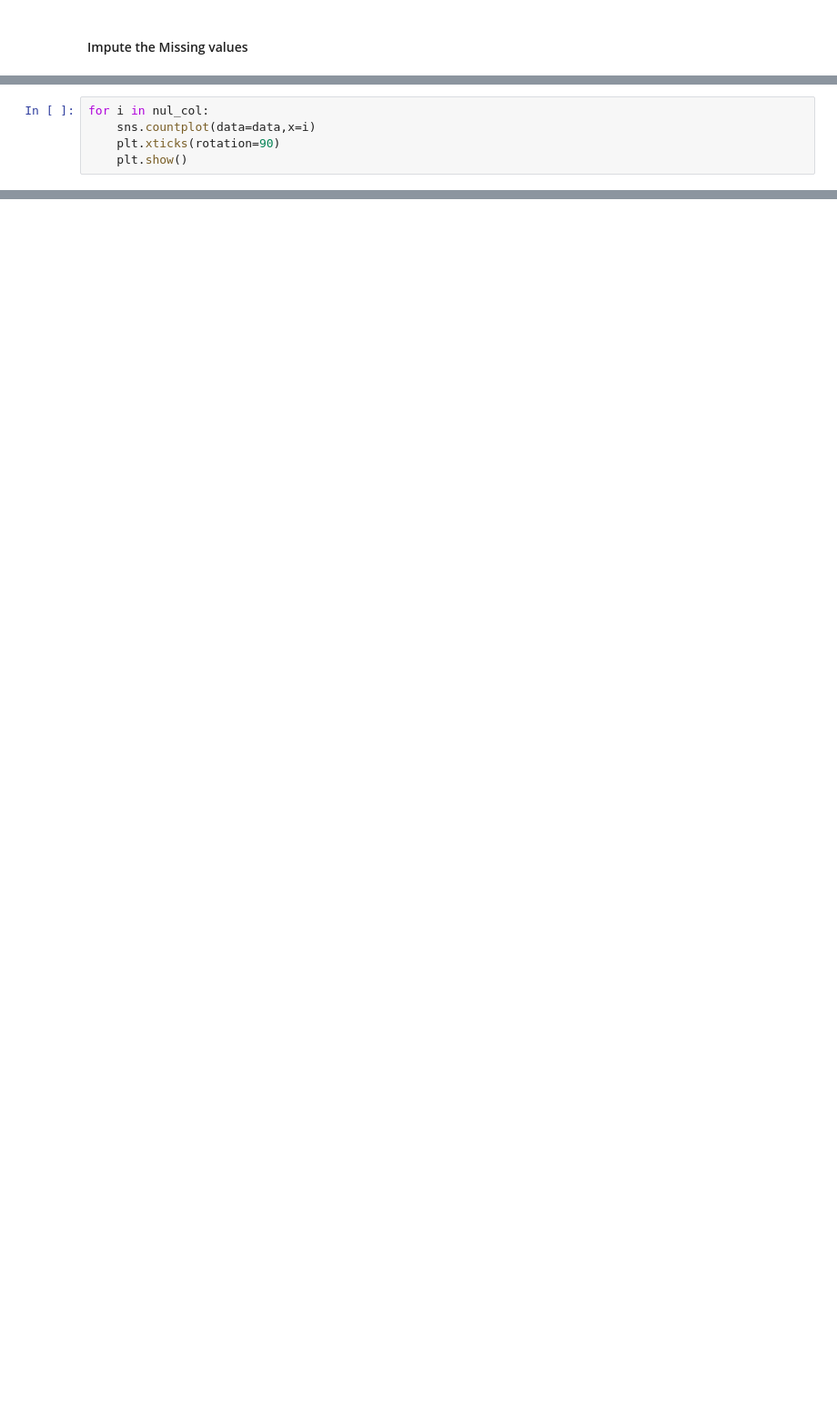
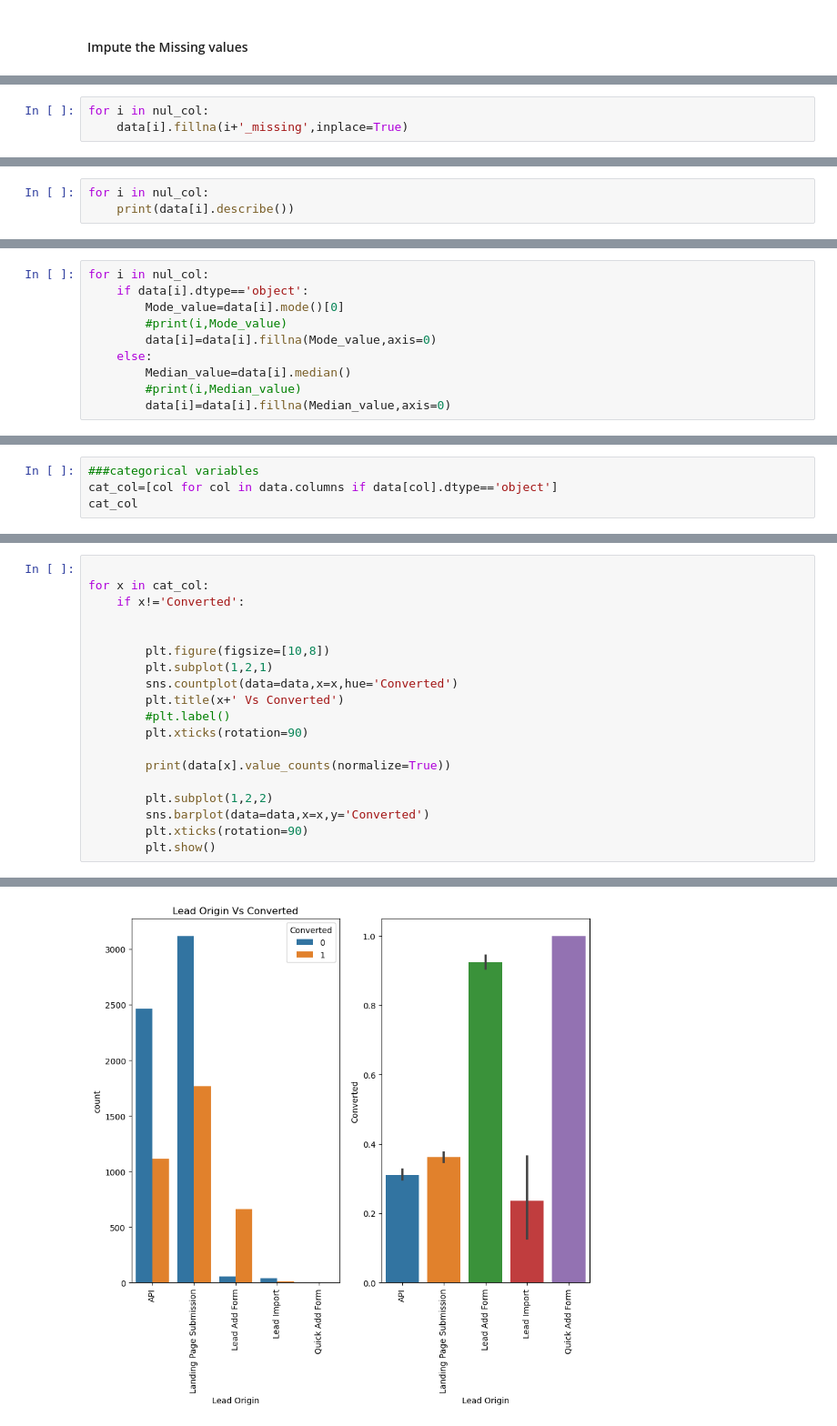
Before and after one commit to GUPTAMRASHI/LEAD_Project, a Jupyter notebook: Untitled.ipynb, the cells around one changed output, grey strips where cells are left out. Shown at 91% size. Drawn from its saved outputs; the diff is of its cells as text; blank space fills up the shorter version.

```diff
--- a/Untitled.ipynb
+++ b/Untitled.ipynb
@@ -227,0 +255,3 @@ Name: City, dtype: int64
+# %%
+for i in nul_col:
+    data[i].fillna(i+'_missing',inplace=True)
@@ -228,6 +283,4 @@ Name: City, dtype: int64
 # %%
 for i in nul_col:
-    sns.countplot(data=data,x=i)
-    plt.xticks(rotation=90)
-    plt.show()
+    print(data[i].describe())
 # %% [output]
@@ -247,0 +304,10 @@ Specialization,Lead Source,
+# %%
+for i in nul_col:
+    if data[i].dtype=='object':
+        Mode_value=data[i].mode()[0]
+        #print(i,Mode_value)
+        data[i]=data[i].fillna(Mode_value,axis=0)
+    else:
+        Median_value=data[i].median()
+        #print(i,Median_value)
+        data[i]=data[i].fillna(Median_value,axis=0)
@@ -247,0 +336,4 @@ Specialization,Lead Source,
+# %%
+###categorical variables
+cat_col=[col for col in data.columns if data[col].dtype=='object']
+cat_col
@@ -247,0 +369,20 @@ Specialization,Lead Source,
+# %%
+
+for x in cat_col:
+    if x!='Converted':
+
+
+        plt.figure(figsize=[10,8])
+        plt.subplot(1,2,1)
+        sns.countplot(data=data,x=x,hue='Converted')
+        plt.title(x+' Vs Converted')
+        #plt.label()
+        plt.xticks(rotation=90)
+
+        print(data[x].value_counts(normalize=True))
+
+        plt.subplot(1,2,2)
+        sns.barplot(data=data,x=x,y='Converted')
+        plt.xticks(rotation=90)
+        plt.show()
+# %% [output]
@@ -247,0 +395 @@ Specialization,Lead Source,
+[figure, added]
```
Also changed, not shown: parts of 89 cells of this notebook.
